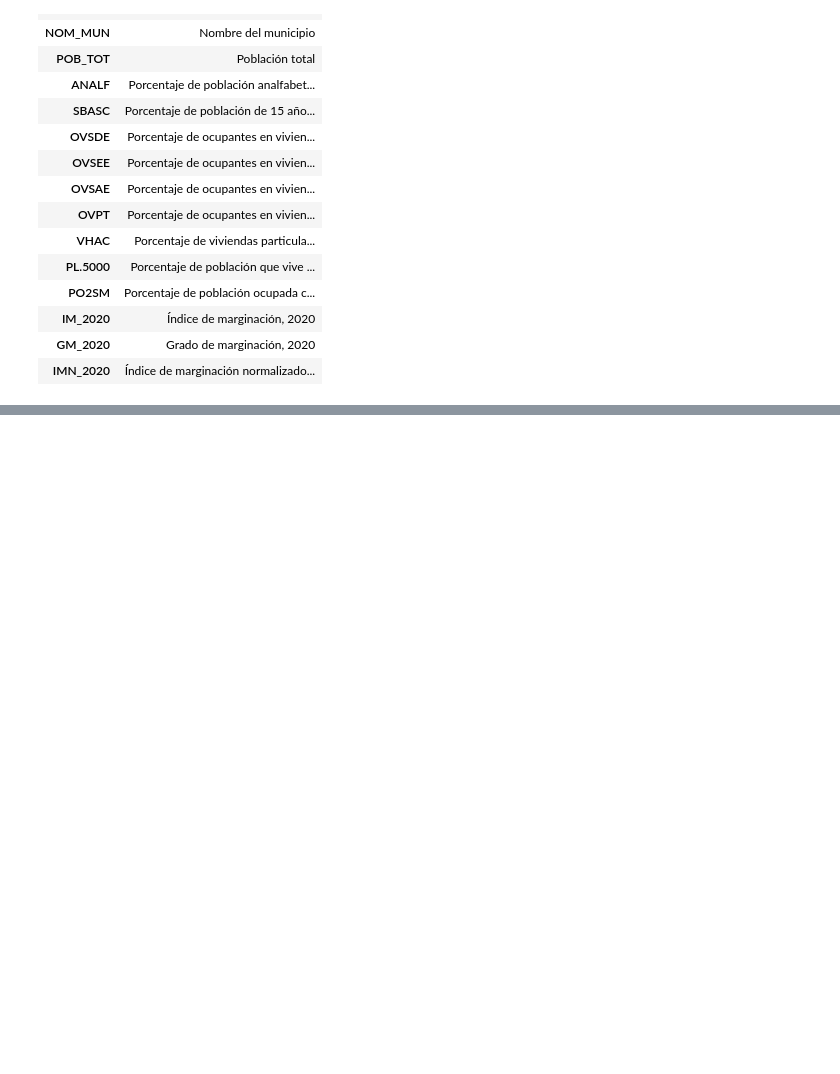
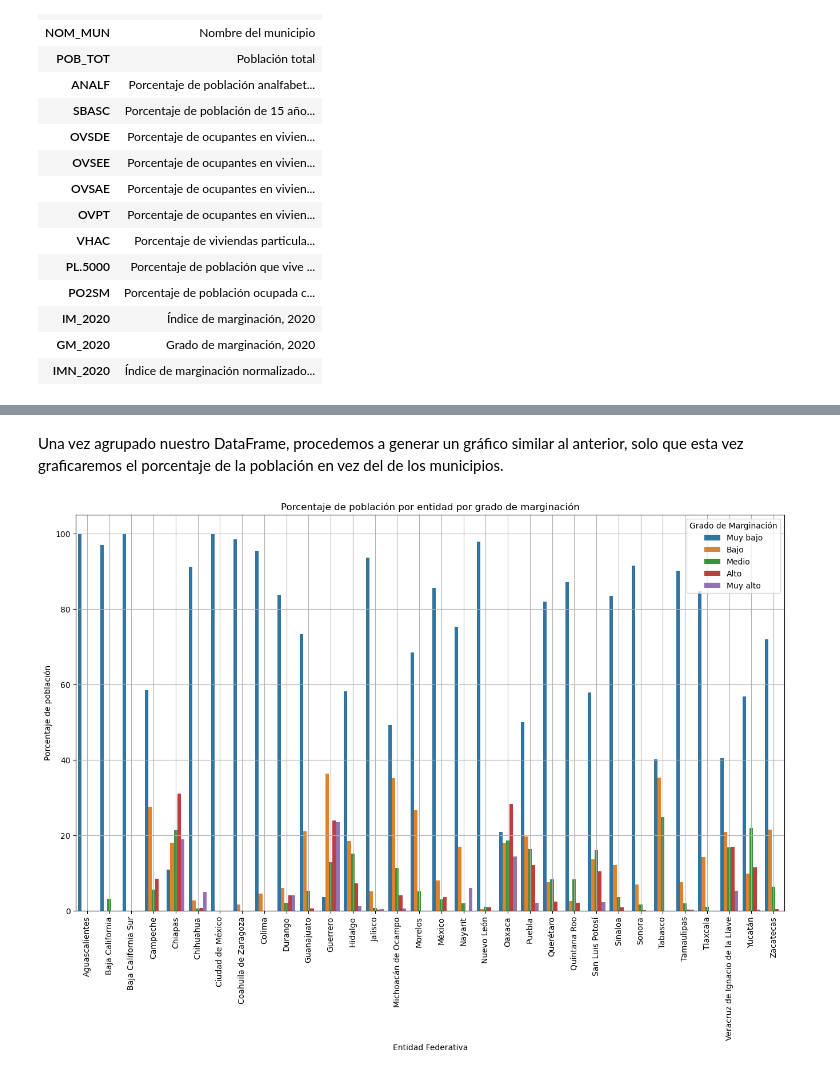
Before and after one commit to jmartingv/proyecto-programacion-mcd, a Jupyter notebook: proyecto.ipynb, the cells around one changed output, grey strips where cells are left out. Saved outputs shown, nothing was run; the diff lists cells and outputs as text; code cells hidden in the pictures; blank space fills up the shorter version.

Commit message:
adds second graph and img

```diff
--- a/proyecto.ipynb
+++ b/proyecto.ipynb
@@ -187,0 +192,12 @@ plt.show()
+# %%
+# Agrupamos de nuevo por entidad y grade de marginación, pero esta vez sumamos los valores de la columna POB_TOT (población total por municipio)
+grouped_df2 = marginacion_df.groupby(['NOM_ENT','GM_2020'])['POB_TOT'].sum()
+
+# Volvemos a agrupar por estado, para ahora dividir el total de la población de cada uno entre su población total, y multiplicamos por 100
+grouped_df2 = grouped_df2.groupby(level=0).apply(lambda x:100 * x / float(x.sum())).to_frame().reset_index()
+
+# Renombramos la columna para evitar confusiones
+grouped_df2.rename(columns={'POB_TOT':'PORCENTAJE_POB'},inplace=True)
+
+# Mostramos nuestro nuevo DataFrame
+grouped_df2
@@ -187,0 +226,32 @@ plt.show()
+# %% [markdown]
+Una vez agrupado nuestro DataFrame, procedemos a generar un gráfico similar al anterior, solo que esta vez graficaremos el porcentaje de la población en vez del de los municipios.
+# %%
+fig2, ax2 = plt.subplots()
+
+fig2.set_size_inches(16,9)
+
+# Generamos nuestro gráfico de barras
+g2 = sns.barplot(
+    x = 'NOM_ENT',
+    y = 'PORCENTAJE_POB',
+    hue = 'GM_2020',
+    data = grouped_df2,
+    hue_order = ['Muy bajo','Bajo','Medio','Alto','Muy alto'],
+    ax = ax2)
+
+# Agregamos información relevante y una cuadrícula para nuestro gráfico
+ax2.legend(title="Grado de Marginación")
+ax2.title.set_text('Porcentaje de población por entidad por grado de marginación')
+ax2.set_xlabel('Entidad Federativa')
+ax2.set_ylabel('Porcentaje de población')
+ax2.grid()
+
+# Rotamos las etiquetas del eje x
+plt.xticks(rotation=90)
+
+# Guardamos nuestra figura al archivo municipios.png, el segundo argumento es para que no aparezca cortada.
+fig2.savefig(fname='img/poblacion.png',bbox_inches='tight')
+
+plt.show()
+# %% [output]
+[figure, added]
```
Also changed, not shown: parts of 18 cells of this notebook, 1 other file.
